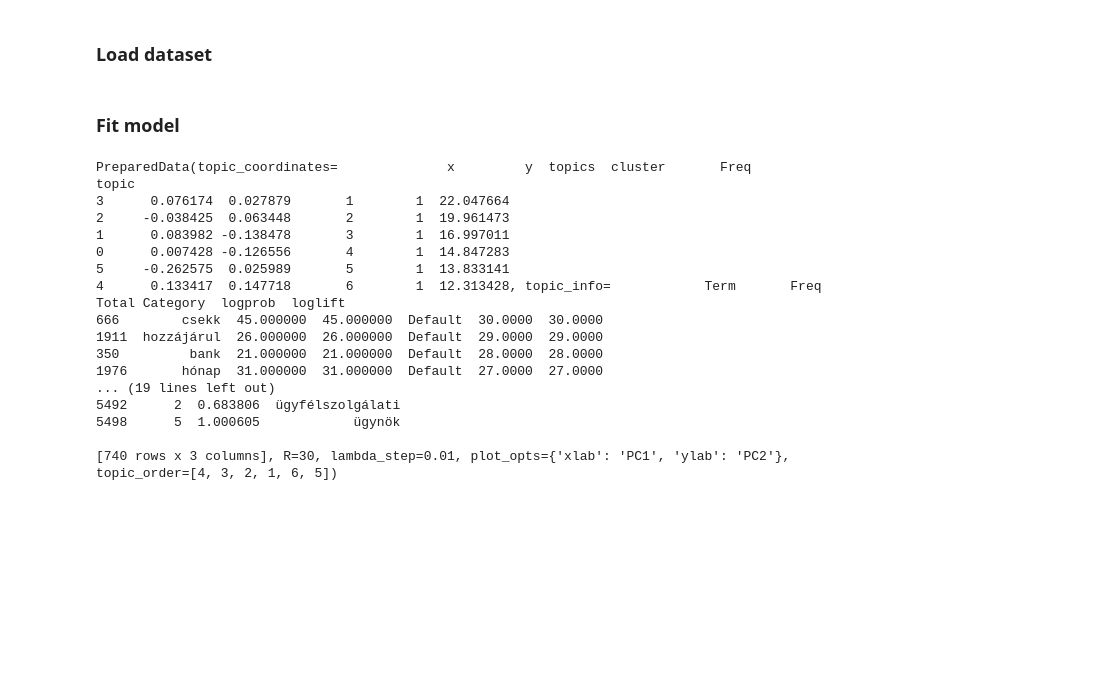
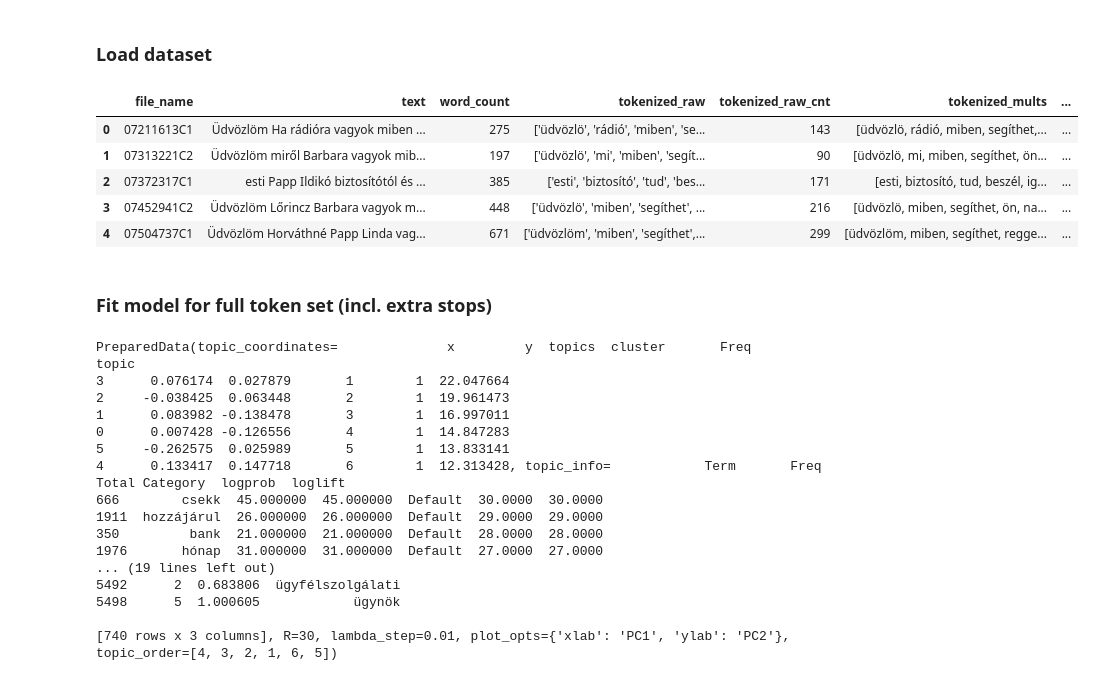
Before and after one commit to poorjanos/CCC-Topic-Modeling, a Jupyter notebook: notebooks/2.1-pj-nmf-1gram.ipynb, the cells around one changed output. Cells and saved outputs as stored; diff of their text form; code cells hidden in the pictures; blank space fills up the shorter version.

Commit message:
Extend NMF with cleaned tokens

```diff
--- a/notebooks/2.1-pj-nmf-1gram.ipynb
+++ b/notebooks/2.1-pj-nmf-1gram.ipynb
@@ -17,8 +20,17 @@ from src.models.build_topic_model import show_topics
 ### Load dataset
 # %%
 path_to_data = Path('../data')
-df = pd.read_csv(path_to_data / 'processed' /'tokenized1gram_data.csv', converters={'tokenized': eval, 'tokenized_no_single': eval})
+df = pd.read_csv(path_to_data / 'processed' /'tokenized1gram_data.csv', converters={'tokenized': eval, 'tokenized_mults': eval, 'tokenized_mults_extr': eval})
+# %%
+df.head()
+# %% [output]
+|  | file_name | text | word_count | tokenized_raw | tokenized_raw_cnt | tokenized_mults | ... |
+| 0 | 07211613C1 | Üdvözlöm Ha rádióra vagyok miben ... | 275 | ['üdvözlö', 'rádió', 'miben', 'se... | 143 | [üdvözlö, rádió, miben, segíthet,... | ... |
+| 1 | 07313221C2 | Üdvözlöm miről Barbara vagyok mib... | 197 | ['üdvözlö', 'mi', 'miben', 'segít... | 90 | [üdvözlö, mi, miben, segíthet, ön... | ... |
+| 2 | 07372317C1 | esti Papp Ildikó biztosítótól és ... | 385 | ['esti', 'biztosító', 'tud', 'bes... | 171 | [esti, biztosító, tud, beszél, ig... | ... |
+| 3 | 07452941C2 | Üdvözlöm Lőrincz Barbara vagyok m... | 448 | ['üdvözlö', 'miben', 'segíthet', ... | 216 | [üdvözlö, miben, segíthet, ön, na... | ... |
+| 4 | 07504737C1 | Üdvözlöm Horváthné Papp Linda vag... | 671 | ['üdvözlöm', 'miben', 'segíthet',... | 299 | [üdvözlöm, miben, segíthet, regge... | ... |
 # %% [markdown]
-### Fit model
+### Fit model for full token set (incl. extra stops)
 # %%
 tfidf = TfidfVectorizer(analyzer='word', tokenizer=lambda doc: doc, preprocessor = lambda doc: doc, token_pattern=None)
```
Also changed, not shown: parts of 12 cells of this notebook, 1 other file.
